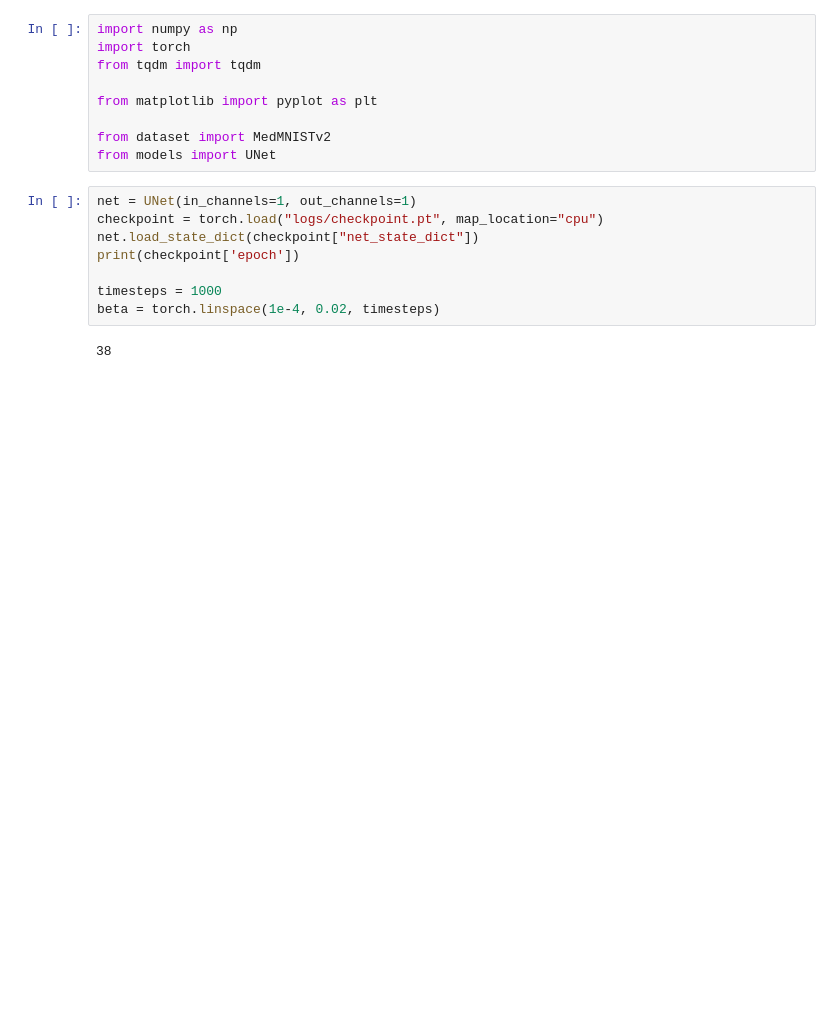
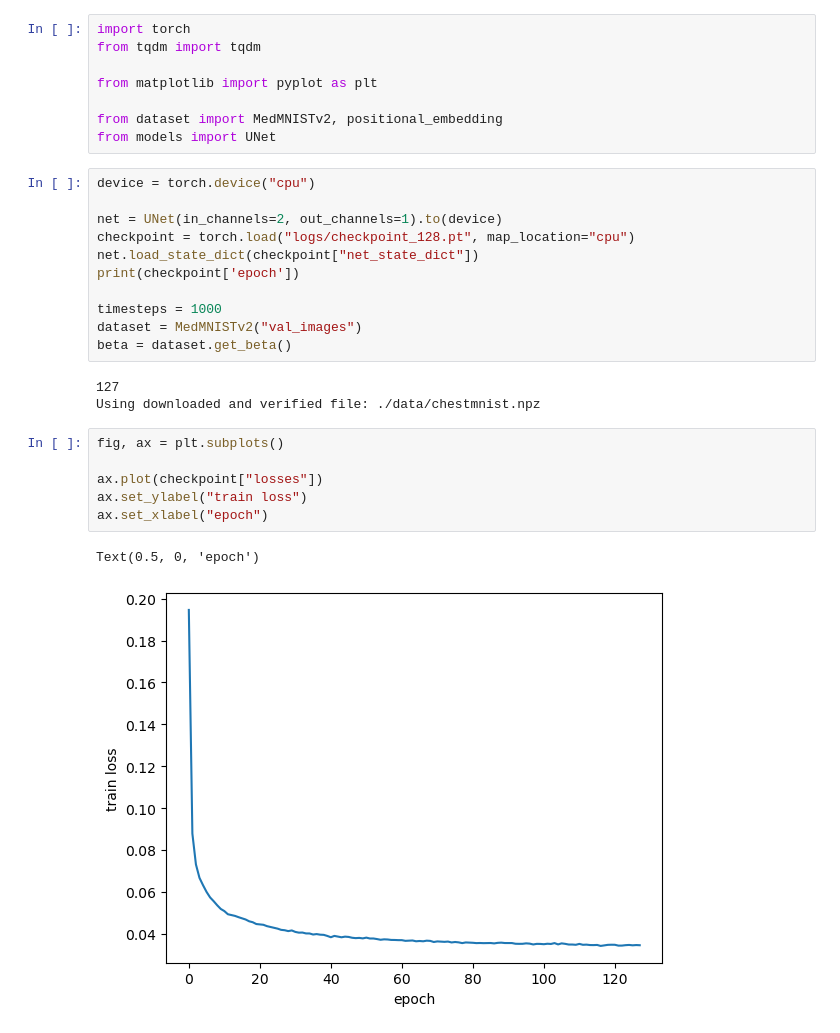
Before and after one commit to mlaves/medical_diffusion, a Jupyter notebook: test.ipynb, the cells around one changed output. Saved outputs shown, nothing was run; the diff lists cells and outputs as text; blank space fills up the shorter version.

```diff
--- a/test.ipynb
+++ b/test.ipynb
@@ -1,20 +1,32 @@
 # %%
-import numpy as np
 import torch
 from tqdm import tqdm
 
 from matplotlib import pyplot as plt
 
-from dataset import MedMNISTv2
+from dataset import MedMNISTv2, positional_embedding
 from models import UNet
 # %%
-net = UNet(in_channels=1, out_channels=1)
-checkpoint = torch.load("logs/checkpoint.pt", map_location="cpu")
+device = torch.device("cpu")
+
+net = UNet(in_channels=2, out_channels=1).to(device)
+checkpoint = torch.load("logs/checkpoint_128.pt", map_location="cpu")
 net.load_state_dict(checkpoint["net_state_dict"])
 print(checkpoint['epoch'])
 
 timesteps = 1000
-beta = torch.linspace(1e-4, 0.02, timesteps)
+dataset = MedMNISTv2("val_images")
+beta = dataset.get_beta()
 # %% [output]
-38
+127
+Using downloaded and verified file: ./data/chestmnist.npz
+# %%
+fig, ax = plt.subplots()
+
+ax.plot(checkpoint["losses"])
+ax.set_ylabel("train loss")
+ax.set_xlabel("epoch")
+# %% [output]
+Text(0.5, 0, 'epoch')
+[figure, added]
 # %%
```
Also changed, not shown: parts of 1 cell of this notebook, 5 other files.
